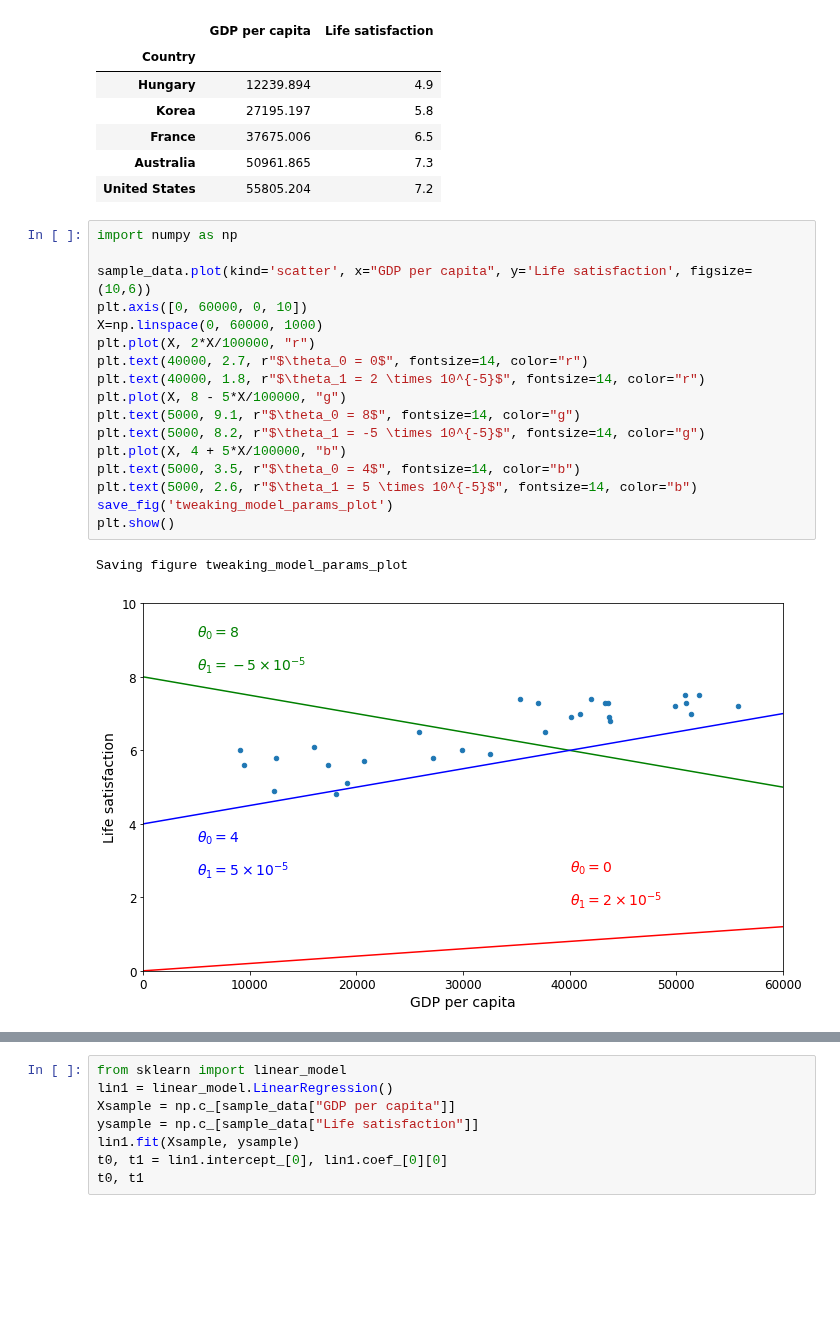
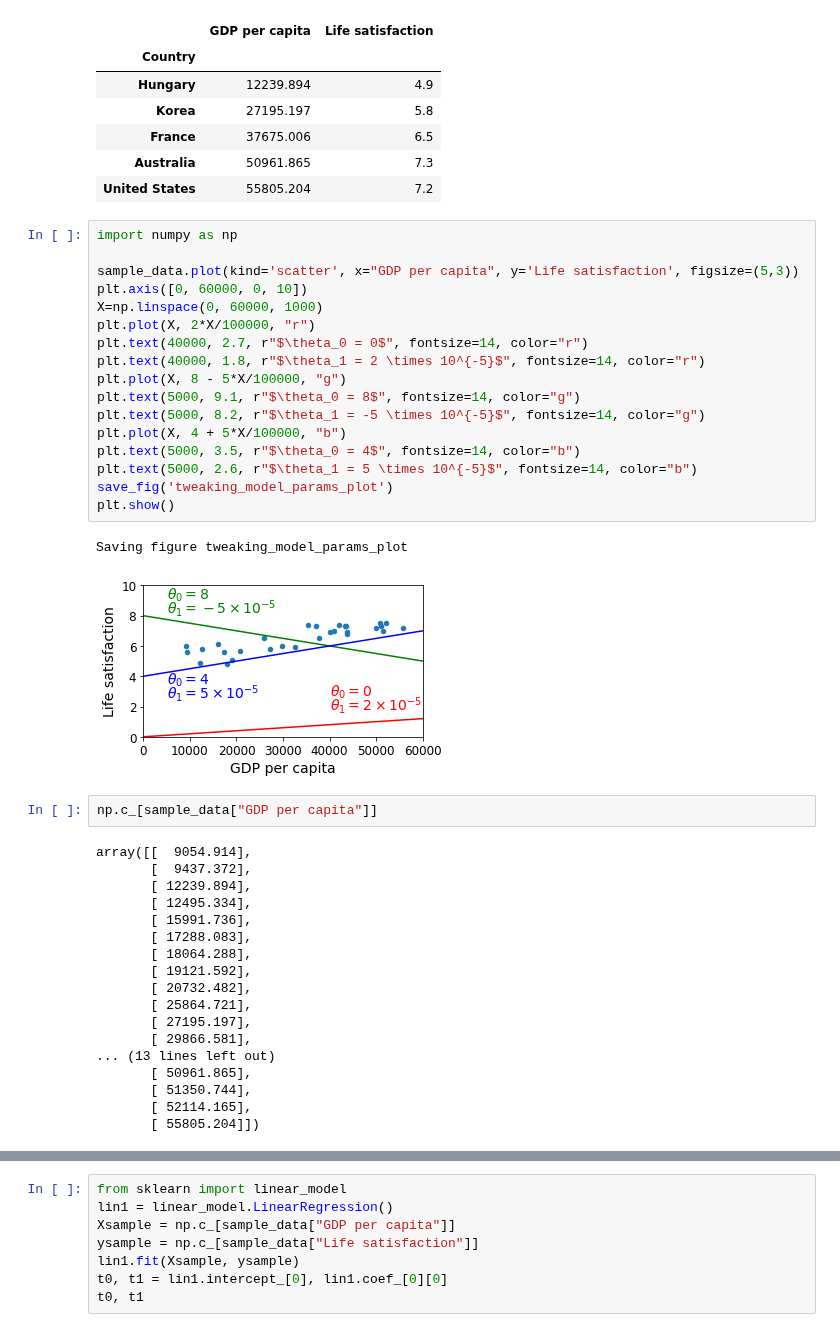
Before and after one commit to wanlipu/dsmain, a Jupyter notebook: hands-on_ml_scikit-learn_tensorflow/01_the_machine_learning_landscape.ipynb, the cells around one changed output, grey strips where cells are left out. Saved outputs shown, nothing was run; the diff lists cells and outputs as text; blank space fills up the shorter version.

```diff
--- a/hands-on_ml_scikit-learn_tensorflow/01_the_machine_learning_landscape.ipynb
+++ b/hands-on_ml_scikit-learn_tensorflow/01_the_machine_learning_landscape.ipynb
@@ -193,20 +193,40 @@ sample_data.loc[list(position_text.keys())]
 # %%
 import numpy as np
 
-sample_data.plot(kind='scatter', x="GDP per capita", y='Life satisfaction', figsize=(10,6))
+sample_data.plot(kind='scatter', x="GDP per capita", y='Life satisfaction', figsize=(5,3))
 plt.axis([0, 60000, 0, 10])
 X=np.linspace(0, 60000, 1000)
 plt.plot(X, 2*X/100000, "r")
 plt.text(40000, 2.7, r"$\theta_0 = 0$", fontsize=14, color="r")
 plt.text(40000, 1.8, r"$\theta_1 = 2 \times 10^{-5}$", fontsize=14, color="r")
 plt.plot(X, 8 - 5*X/100000, "g")
 plt.text(5000, 9.1, r"$\theta_0 = 8$", fontsize=14, color="g")
 plt.text(5000, 8.2, r"$\theta_1 = -5 \times 10^{-5}$", fontsize=14, color="g")
 plt.plot(X, 4 + 5*X/100000, "b")
 plt.text(5000, 3.5, r"$\theta_0 = 4$", fontsize=14, color="b")
 plt.text(5000, 2.6, r"$\theta_1 = 5 \times 10^{-5}$", fontsize=14, color="b")
 save_fig('tweaking_model_params_plot')
 plt.show()
 # %% [output]
 Saving figure tweaking_model_params_plot
-[figure, old version]
+[figure, new version]
+# %%
+np.c_[sample_data["GDP per capita"]]
+# %% [output]
+array([[  9054.914],
+       [  9437.372],
+       [ 12239.894],
+       [ 12495.334],
+       [ 15991.736],
+       [ 17288.083],
+       [ 18064.288],
+       [ 19121.592],
+       [ 20732.482],
+       [ 25864.721],
+       [ 27195.197],
+       [ 29866.581],
+... (13 lines left out)
+       [ 50961.865],
+       [ 51350.744],
+       [ 52114.165],
+       [ 55805.204]])
```
Also changed, not shown: parts of 6 cells of this notebook.
